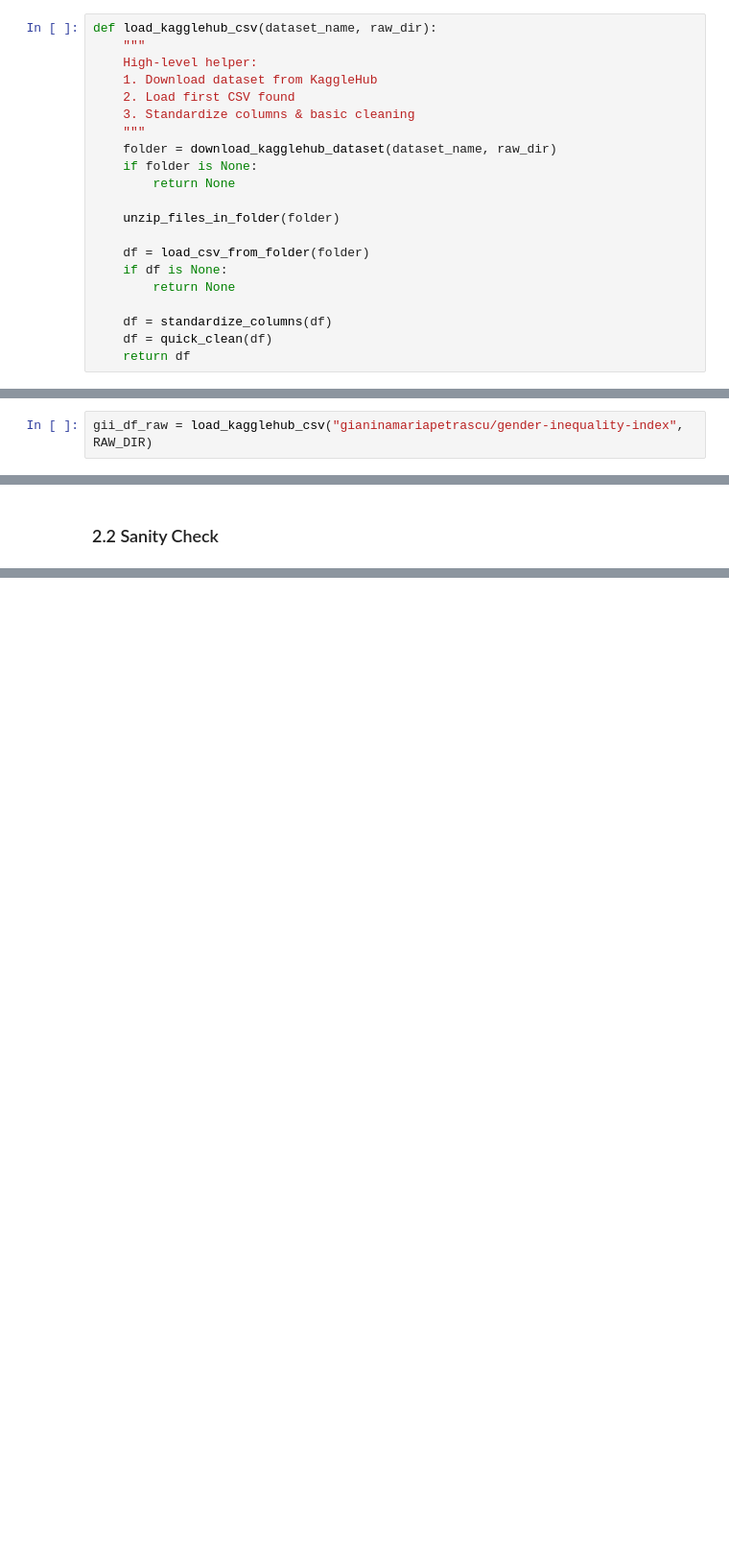
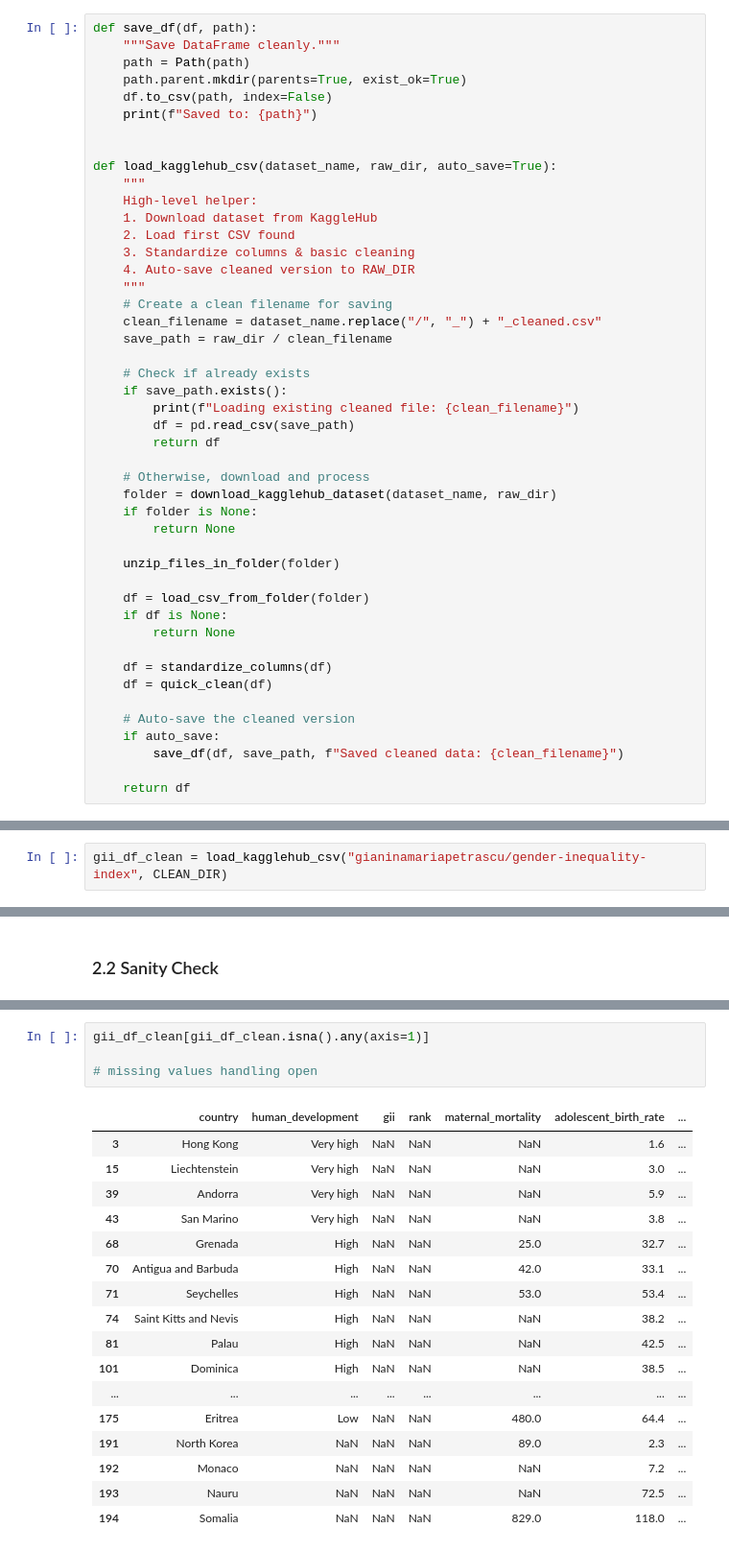
Before and after one commit to mara-pn/Violence-Against-Women-Risk-Prediction-Structural-Determinants-Analysis, a Jupyter notebook: 01_data.ipynb, the cells around one changed output, grey strips where cells are left out. Shown at 96% size. Saved outputs shown, nothing was run; the diff lists cells and outputs as text; blank space fills up the shorter version.

```diff
--- a/01_data.ipynb
+++ b/01_data.ipynb
@@ -138,13 +149,33 @@ def quick_clean(df):
         df[col] = df[col].str.strip()
     return df
 # %%
-def load_kagglehub_csv(dataset_name, raw_dir):
+def save_df(df, path):
+    """Save DataFrame cleanly."""
+    path = Path(path)
+    path.parent.mkdir(parents=True, exist_ok=True)
+    df.to_csv(path, index=False)
+    print(f"Saved to: {path}")
+
+
+def load_kagglehub_csv(dataset_name, raw_dir, auto_save=True):
     """
     High-level helper:
     1. Download dataset from KaggleHub
     2. Load first CSV found
     3. Standardize columns & basic cleaning
+    4. Auto-save cleaned version to RAW_DIR
     """
+    # Create a clean filename for saving
+    clean_filename = dataset_name.replace("/", "_") + "_cleaned.csv"
+    save_path = raw_dir / clean_filename
+
+    # Check if already exists
+    if save_path.exists():
+        print(f"Loading existing cleaned file: {clean_filename}")
+        df = pd.read_csv(save_path)
+        return df
+
+    # Otherwise, download and process
     folder = download_kagglehub_dataset(dataset_name, raw_dir)
     if folder is None:
         return None
@@ -157,4 +188,9 @@ def load_kagglehub_csv(dataset_name, raw_dir):
 
     df = standardize_columns(df)
     df = quick_clean(df)
+
+    # Auto-save the cleaned version
+    if auto_save:
+        save_df(df, save_path, f"Saved cleaned data: {clean_filename}")
+
     return df
@@ -257,4 +730,4 @@ Success with latin-1!
 # %%
-gii_df_raw = load_kagglehub_csv("gianinamariapetrascu/gender-inequality-index", RAW_DIR)
+gii_df_clean = load_kagglehub_csv("gianinamariapetrascu/gender-inequality-index", CLEAN_DIR)
 # %% [output]
 Downloading dataset: gianinamariapetrascu/gender-inequality-index
@@ -318,0 +1180,22 @@ Missing values: 0
+# %%
+gii_df_clean[gii_df_clean.isna().any(axis=1)]
+
+# missing values handling open
+# %% [output]
+|  | country | human_development | gii | rank | maternal_mortality | adolescent_birth_rate | ... |
+| 3 | Hong Kong | Very high | NaN | NaN | NaN | 1.6 | ... |
+| 15 | Liechtenstein | Very high | NaN | NaN | NaN | 3.0 | ... |
+| 39 | Andorra | Very high | NaN | NaN | NaN | 5.9 | ... |
+| 43 | San Marino | Very high | NaN | NaN | NaN | 3.8 | ... |
+| 68 | Grenada | High | NaN | NaN | 25.0 | 32.7 | ... |
+| 70 | Antigua and Barbuda | High | NaN | NaN | 42.0 | 33.1 | ... |
+| 71 | Seychelles | High | NaN | NaN | 53.0 | 53.4 | ... |
+| 74 | Saint Kitts and Nevis | High | NaN | NaN | NaN | 38.2 | ... |
+| 81 | Palau | High | NaN | NaN | NaN | 42.5 | ... |
+| 101 | Dominica | High | NaN | NaN | NaN | 38.5 | ... |
+| ... | ... | ... | ... | ... | ... | ... | ... |
+| 175 | Eritrea | Low | NaN | NaN | 480.0 | 64.4 | ... |
+| 191 | North Korea | NaN | NaN | NaN | 89.0 | 2.3 | ... |
+| 192 | Monaco | NaN | NaN | NaN | NaN | 7.2 | ... |
+| 193 | Nauru | NaN | NaN | NaN | NaN | 72.5 | ... |
+| 194 | Somalia | NaN | NaN | NaN | 829.0 | 118.0 | ... |
```
Also changed, not shown: parts of 57 cells of this notebook.
